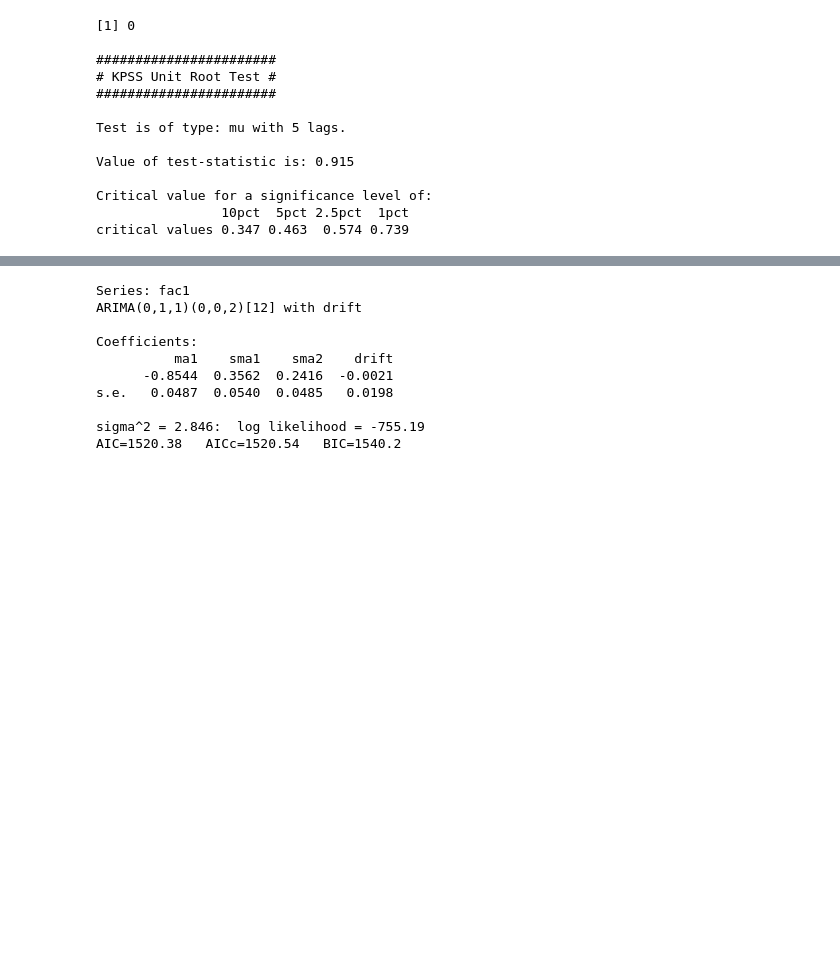
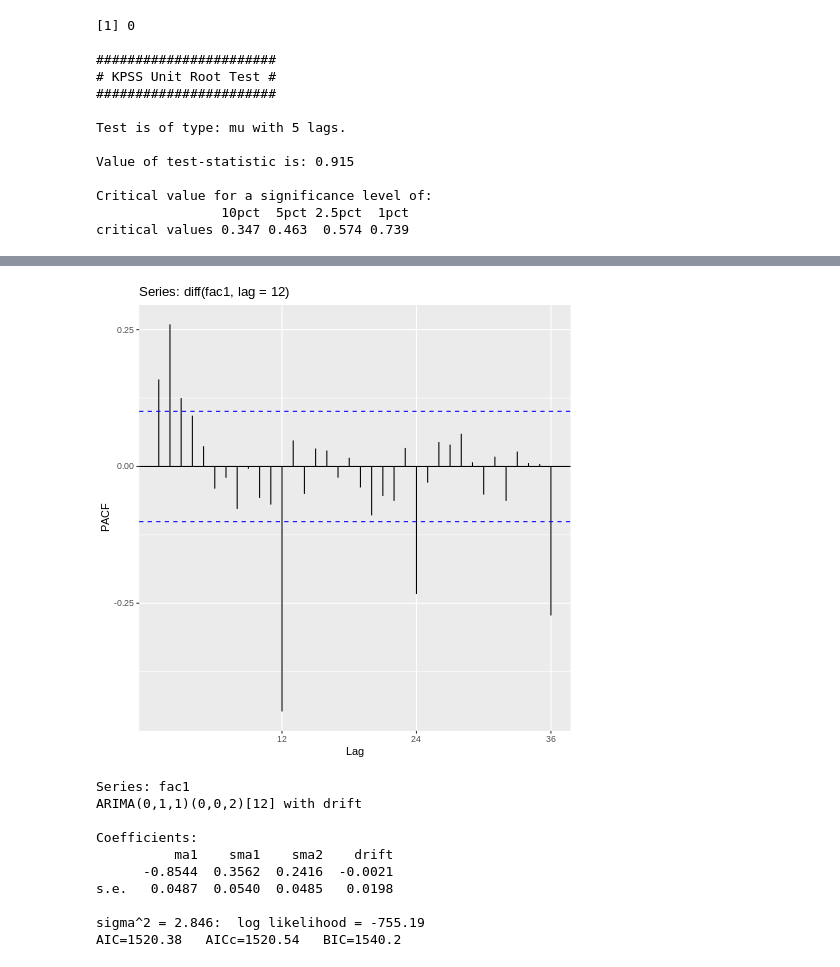
Before and after one commit to jofmorenore/TS_Climatic, a Jupyter notebook: R/SeasonalDFM_PrecipitationAirports6C.ipynb, the cells around one changed output, grey strips where cells are left out. Saved outputs shown, nothing was run; the diff lists cells and outputs as text; code cells hidden in the pictures; blank space fills up the shorter version.

```diff
--- a/R/SeasonalDFM_PrecipitationAirports6C.ipynb
+++ b/R/SeasonalDFM_PrecipitationAirports6C.ipynb
@@ -557,3 +725,8 @@ ggPacf(fac1, lag.max = 36) # rezagos con PACf dentro de las bandas, excepto reza
+# %%
+%%R
+ggPacf(diff(fac1, lag = 12), lag.max = 36) # p =1,2,3 y P = 1,2,3
+# %% [output]
+[figure, added]
 # %%
 %%R
 fit_auto = auto.arima(fac1, seasonal = TRUE)
```
Also changed, not shown: parts of 52 cells of this notebook.
